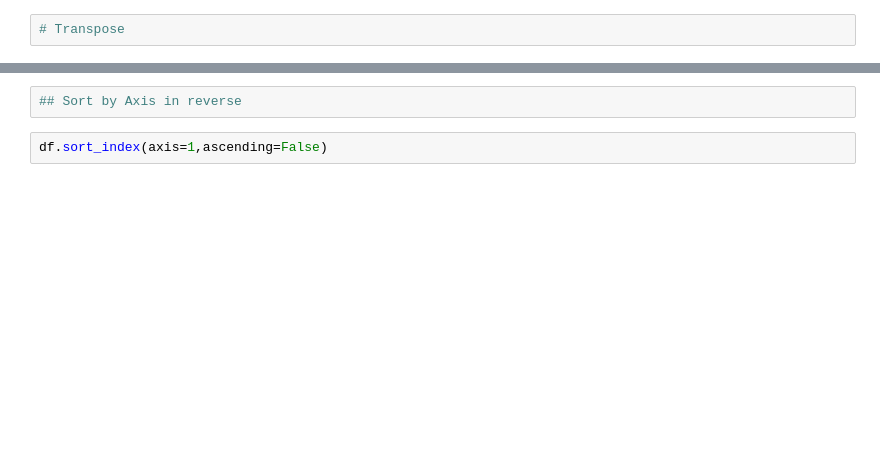
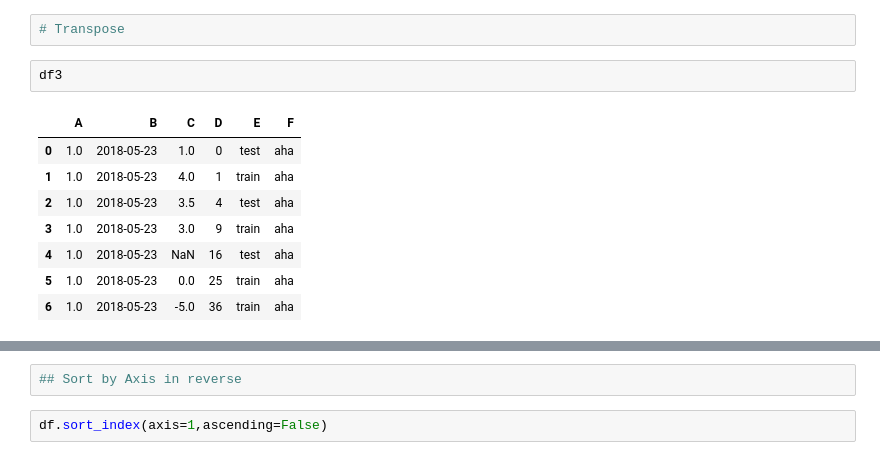
Before and after one commit to CaptSolo/LU_GeoPython_2022, a Jupyter notebook: notebooks/09 - Pandas.ipynb, the cells around one changed output, grey strips where cells are left out. Cells and saved outputs as stored; diff of their text form; blank space fills up the shorter version.

```diff
--- a/notebooks/09 - Pandas.ipynb
+++ b/notebooks/09 - Pandas.ipynb
@@ -349,4 +894,15 @@ df.info()
 # %%
 # Transpose
+# %%
+df3
+# %% [output]
+|  | A | B | C | D | E | F |
+| 0 | 1.0 | 2018-05-23 | 1.0 | 0 | test | aha |
+| 1 | 1.0 | 2018-05-23 | 4.0 | 1 | train | aha |
+| 2 | 1.0 | 2018-05-23 | 3.5 | 4 | test | aha |
+| 3 | 1.0 | 2018-05-23 | 3.0 | 9 | train | aha |
+| 4 | 1.0 | 2018-05-23 | NaN | 16 | test | aha |
+| 5 | 1.0 | 2018-05-23 | 0.0 | 25 | train | aha |
+| 6 | 1.0 | 2018-05-23 | -5.0 | 36 | train | aha |
 # %%
 df3.T
```
Also changed, not shown: parts of 148 cells of this notebook.
